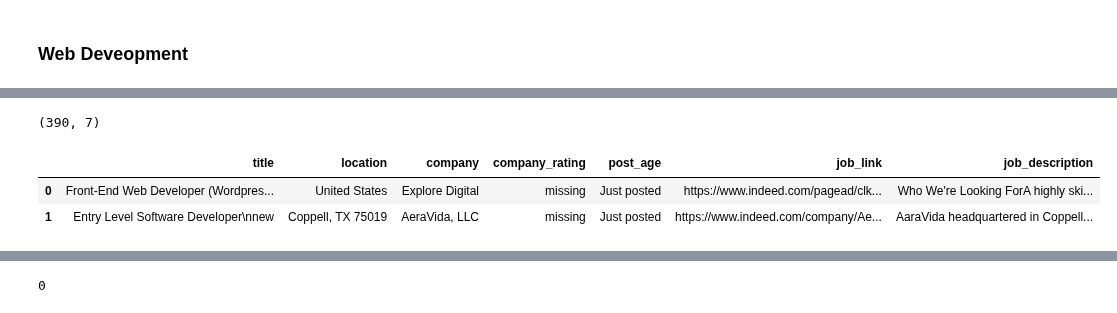
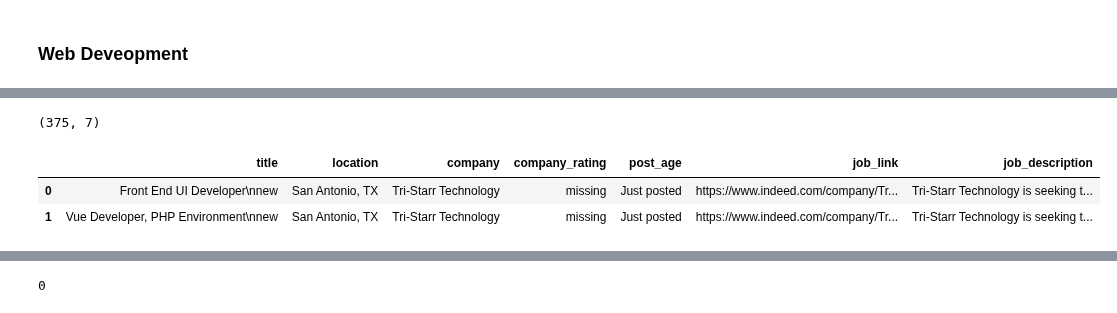
Before and after one commit to Blue-Owl-Data/Job-Search-Dashboard, a Jupyter notebook: notebook/MVP_Shi.ipynb, the cells around one changed output, grey strips where cells are left out. Cells and saved outputs as stored; diff of their text form; code cells hidden in the pictures.

Commit message:
update the job postings today

```diff
--- a/notebook/MVP_Shi.ipynb
+++ b/notebook/MVP_Shi.ipynb
@@ -512,24 +512,24 @@ datetime.datetime(2021, 2, 13, 17, 51, 24, tzinfo=tzutc())
 # df_wd_old = transform_old_file(df_wd_old, '2021-02-12')
 # df_wd_old.head(2)
 # %%
-# Load web developer job posts in TX today
+# Load web developer job posts in TX on Feb 13 2021
 
 # Import the file path
 database = env_Shi.database
 
 # Read the daily data scientist jobs in TX
-df_wd_new = pd.read_csv(f"{database}web_developer_tx_indeed_021121.csv", index_col=0)
+df_wd_new = pd.read_csv(f"{database}web_developer_tx_indeed_021321.csv", index_col=0)
 
 # Print the dimentionality
 print(df_wd_new.shape)
 
 # Print the first two rows
 df_wd_new.head(2)
 # %% [output]
-(390, 7)
+(375, 7)
 |  | title | location | company | company_rating | post_age | job_link | job_description |
-| 0 | Front-End Web Developer (Wordpres... | United States | Explore Digital | missing | Just posted | https://www.indeed.com/pagead/clk... | Who We're Looking ForA highly ski... |
-| 1 | Entry Level Software Developer\nnew | Coppell, TX 75019 | AeraVida, LLC | missing | Just posted | https://www.indeed.com/company/Ae... | AaraVida headquartered in Coppell... |
+| 0 | Front End UI Developer\nnew | San Antonio, TX | Tri-Starr Technology | missing | Just posted | https://www.indeed.com/company/Tr... | Tri-Starr Technology is seeking t... |
+| 1 | Vue Developer, PHP Environment\nnew | San Antonio, TX | Tri-Starr Technology | missing | Just posted | https://www.indeed.com/company/Tr... | Tri-Starr Technology is seeking t... |
 # %%
 def daily_update_wd(df):
     '''
```
Also changed, not shown: parts of 16 cells of this notebook.
